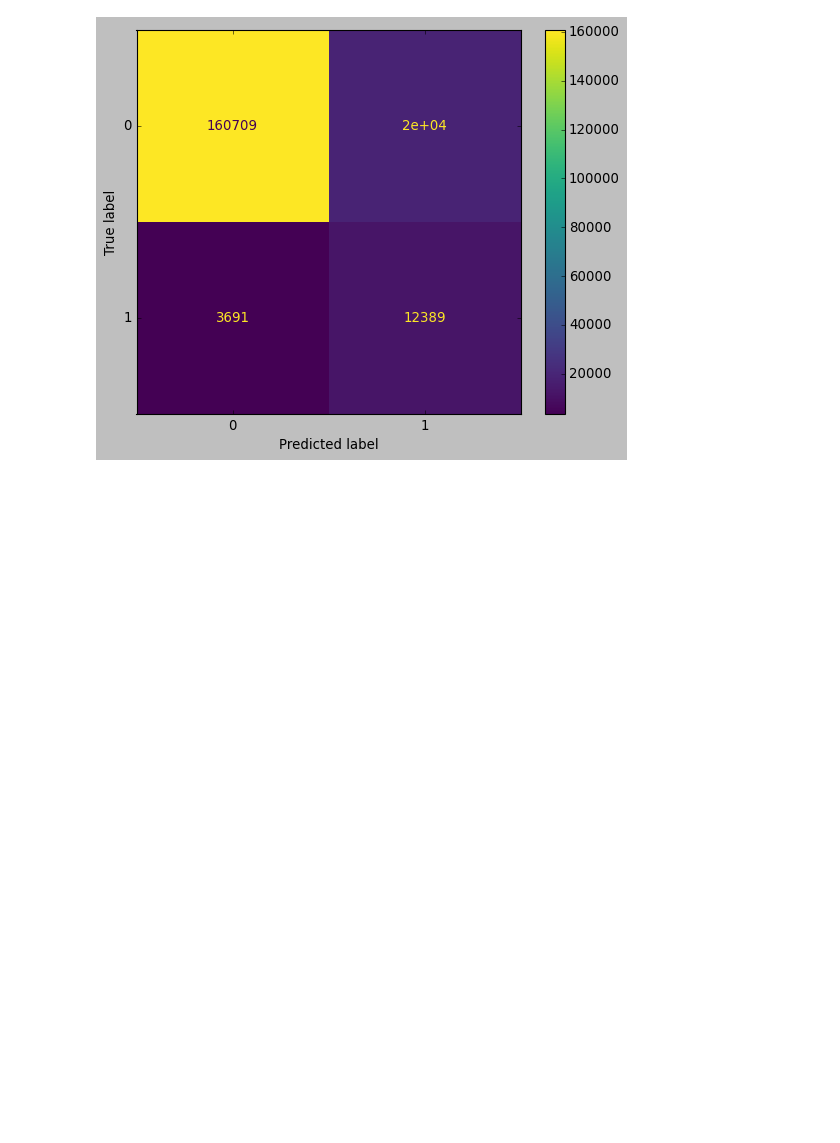
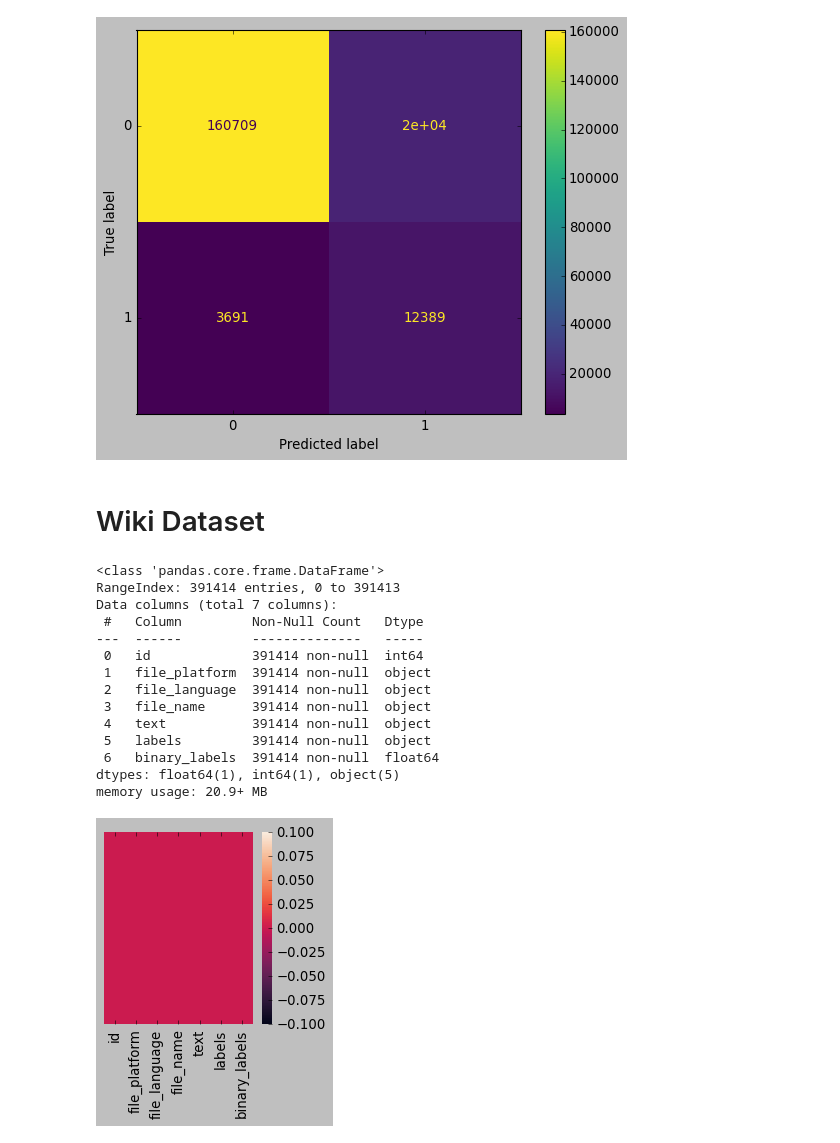
Before and after one commit to sayaranika/Abusive-Language-Detection-Using-Naive-Bayes, a Jupyter notebook: Abusive Language Detection.ipynb, the cells around one changed output. Cells and saved outputs as stored; diff of their text form; code cells hidden in the pictures; blank space fills up the shorter version.

```diff
--- a/Abusive Language Detection.ipynb
+++ b/Abusive Language Detection.ipynb
@@ -456,3 +438,23 @@ Data columns (total 2 columns):
 weighted avg       0.93      0.88      0.90    196351
 <sklearn.metrics._plot.confusion_matrix.ConfusionMatrixDisplay at 0x...>
 [figure]
+# %% [markdown]
+# Wiki Dataset
+# %%
+wiki_df = LoadDataset("wiki.csv")
+# %% [output]
+<class 'pandas.core.frame.DataFrame'>
+RangeIndex: 391414 entries, 0 to 391413
+Data columns (total 7 columns):
+ #   Column         Non-Null Count   Dtype
+---  ------         --------------   -----
+ 0   id             391414 non-null  int64
+ 1   file_platform  391414 non-null  object
+ 2   file_language  391414 non-null  object
+ 3   file_name      391414 non-null  object
+ 4   text           391414 non-null  object
+ 5   labels         391414 non-null  object
+ 6   binary_labels  391414 non-null  float64
+dtypes: float64(1), int64(1), object(5)
+memory usage: 20.9+ MB
+[figure, added]
```
Also changed, not shown: parts of 12 cells of this notebook.
